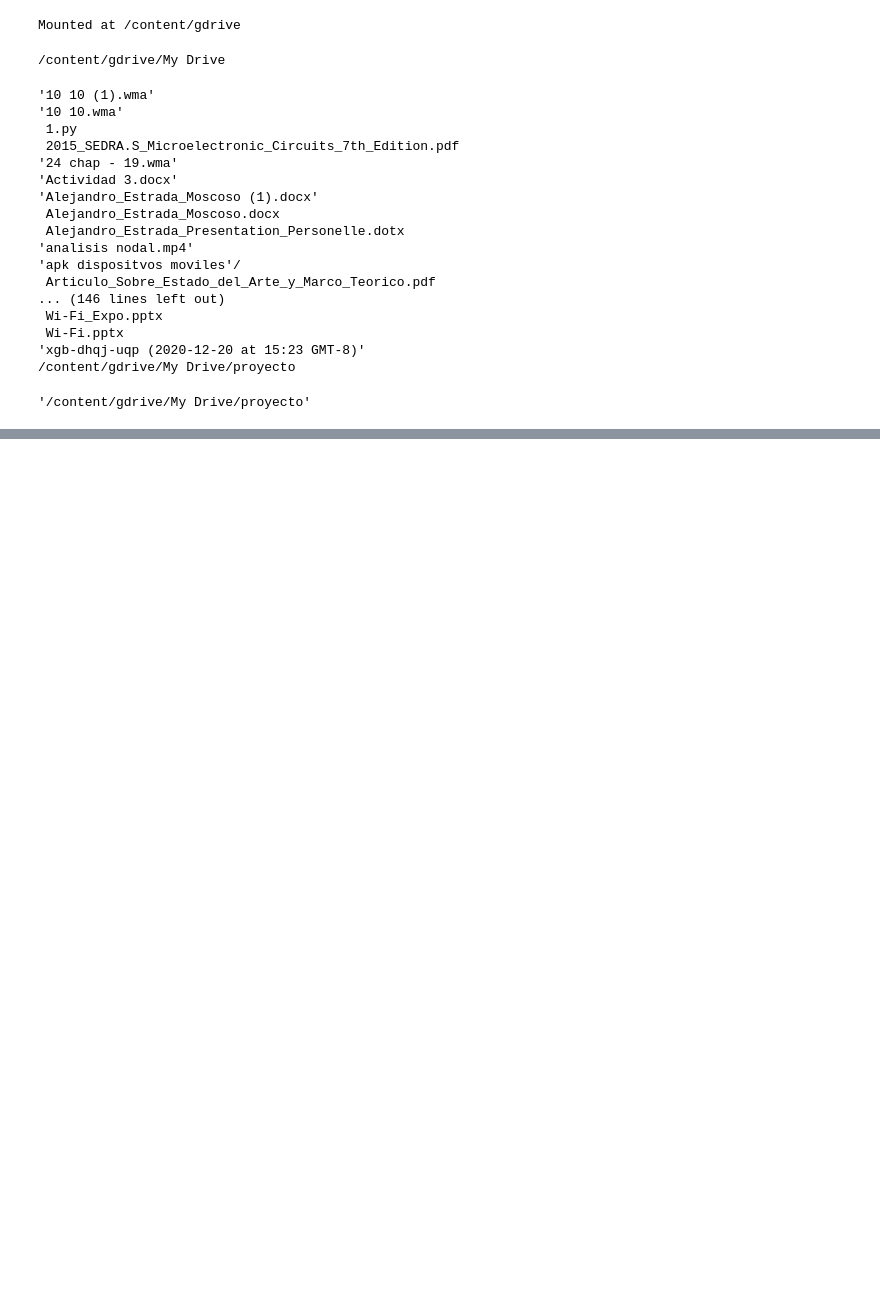
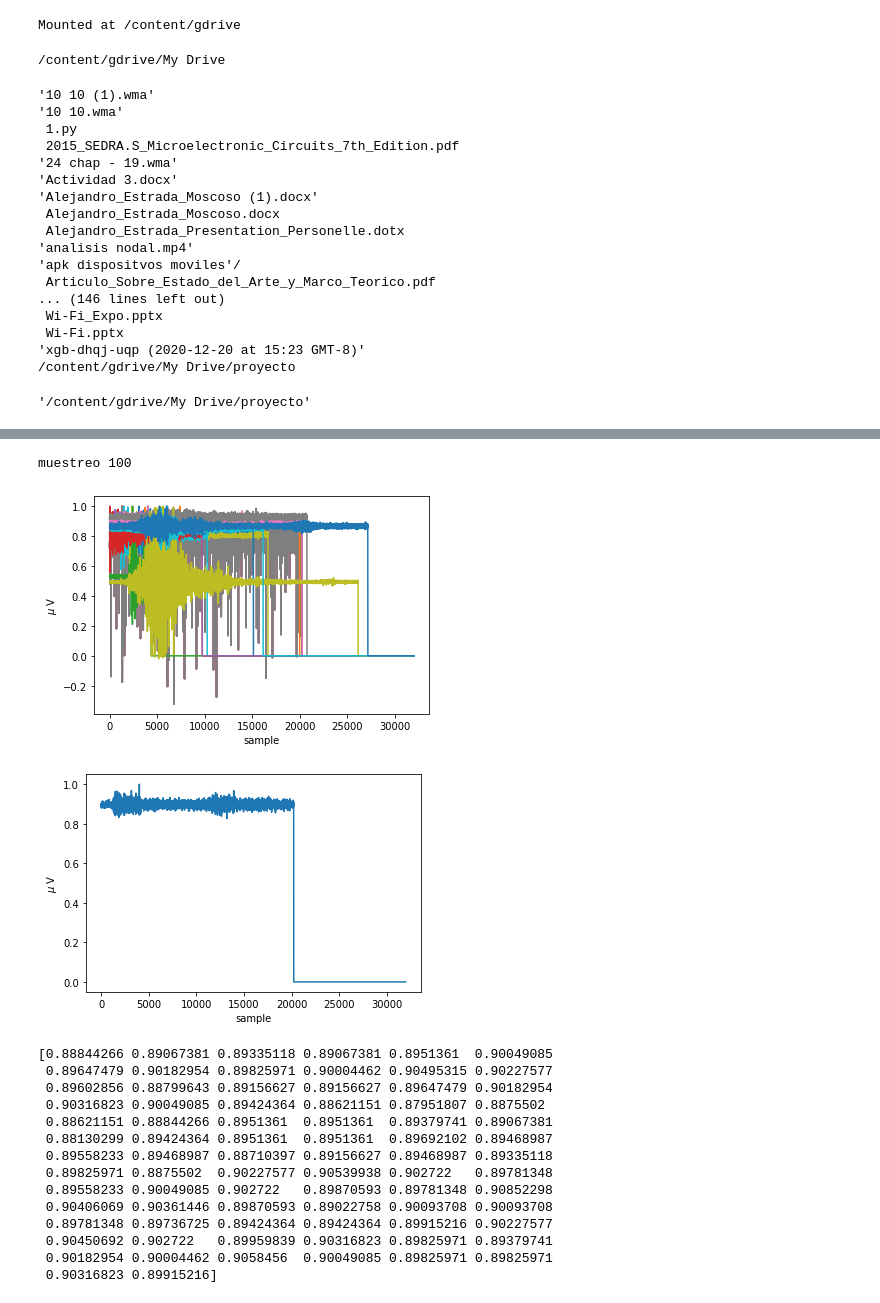
Before and after one commit to MyFirstVlog/signalProcessingSSA, a Jupyter notebook: signalProcessingPF.ipynb, the cells around one changed output, grey strips where cells are left out. Saved outputs shown, nothing was run; the diff lists cells and outputs as text; code cells hidden in the pictures; blank space fills up the shorter version.

```diff
--- a/signalProcessingPF.ipynb
+++ b/signalProcessingPF.ipynb
@@ -39,0 +81,58 @@ este es texto
+# %%
+#Tele
+data_tele = sc.loadmat('/content/gdrive/My Drive/proyecto/sisTele.mat')
+data_tele.keys() # variables del diccionario
+
+Y_tele = data_tele['Y']
+fs_tele = data_tele['fs']
+fs_tele = fs_tele[0][0]
+print("muestreo",fs_tele)
+
+
+plt.plot(Y_tele.T) #se le hace transpuesta
+plt.xlabel('sample')
+plt.ylabel('$\mu$ V')
+plt.show()
+sampleSignal = Y_tele[15,:] # se extrae una señal de la base de datos
+plt.figure
+plt.plot(sampleSignal)
+yy = sampleSignal
+plt.xlabel('sample')
+plt.ylabel('$\mu$ V')
+plt.show()
+
+print(sampleSignal[:80])
+#regional
+
+data_reg = sc.loadmat('/content/gdrive/My Drive/proyecto/sisReg.mat')
+data_reg.keys() # variables del diccionario
+
+Y_reg = data_reg['Y']
+fs_reg = data_reg['fs']
+
+#Local
+
+
+data_loc = sc.loadmat('/content/gdrive/My Drive/proyecto/sisLoc.mat')
+data_loc.keys() # variables del diccionario
+
+Y_loc = data_loc['Y']
+fs_loc = data_loc['fs']
+# %% [output]
+muestreo 100
+[figure, added]
+[figure, added]
+[0.88844266 0.89067381 0.89335118 0.89067381 0.8951361  0.90049085
+ 0.89647479 0.90182954 0.89825971 0.90004462 0.90495315 0.90227577
+ 0.89602856 0.88799643 0.89156627 0.89156627 0.89647479 0.90182954
+ 0.90316823 0.90049085 0.89424364 0.88621151 0.87951807 0.8875502
+ 0.88621151 0.88844266 0.8951361  0.8951361  0.89379741 0.89067381
+ 0.88130299 0.89424364 0.8951361  0.8951361  0.89692102 0.89468987
+ 0.89558233 0.89468987 0.88710397 0.89156627 0.89468987 0.89335118
+ 0.89825971 0.8875502  0.90227577 0.90539938 0.902722   0.89781348
+ 0.89558233 0.90049085 0.902722   0.89870593 0.89781348 0.90852298
+ 0.90406069 0.90361446 0.89870593 0.89022758 0.90093708 0.90093708
+ 0.89781348 0.89736725 0.89424364 0.89424364 0.89915216 0.90227577
+ 0.90450692 0.902722   0.89959839 0.90316823 0.89825971 0.89379741
+ 0.90182954 0.90004462 0.9058456  0.90049085 0.89825971 0.89825971
+ 0.90316823 0.89915216]
```
Also changed, not shown: parts of 12 cells of this notebook.
